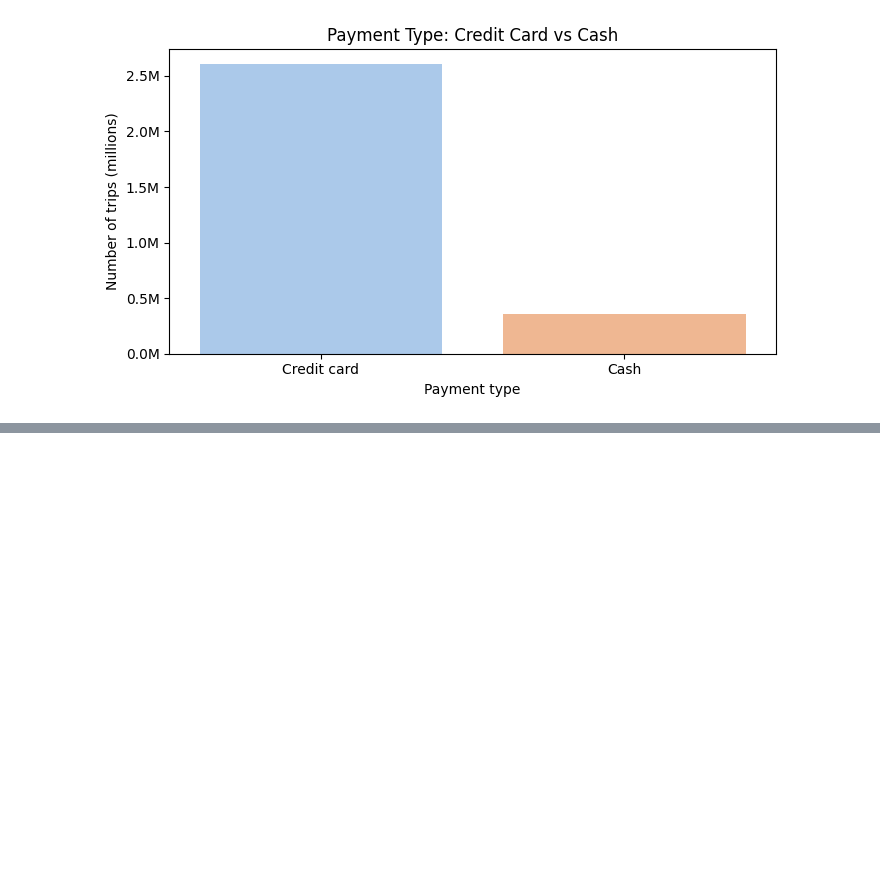
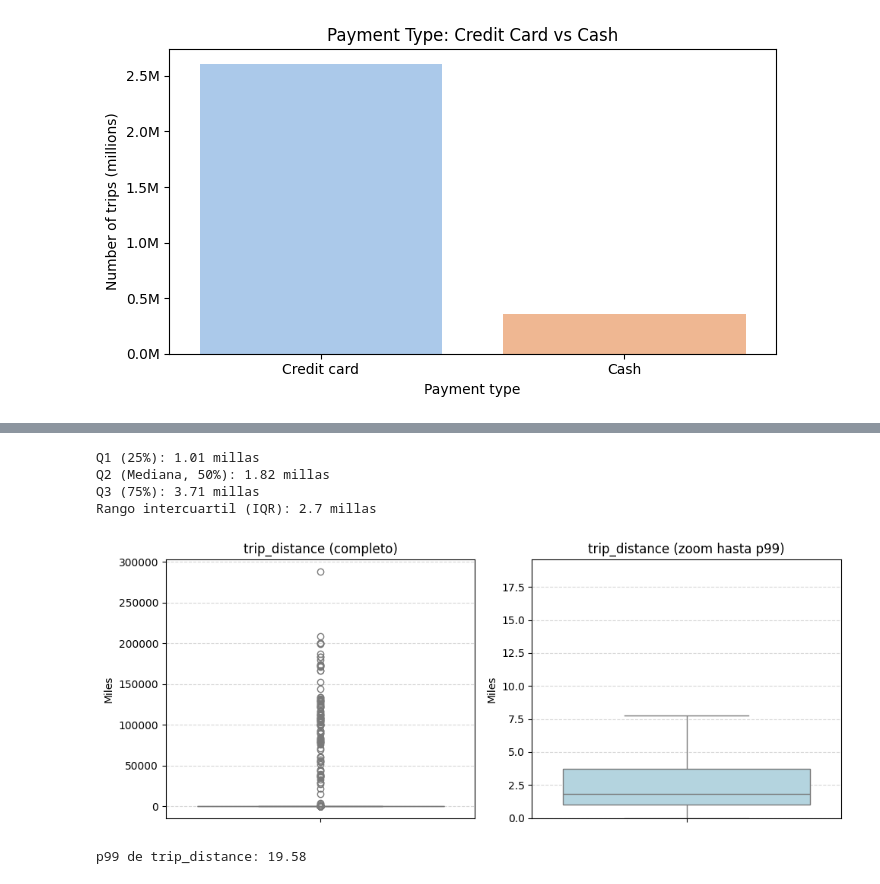
Before and after one commit to nmoguilner/ceia_add, a Jupyter notebook: tp_grupal_eda.ipynb, the cells around one changed output, grey strips where cells are left out. Drawn from its saved outputs; the diff is of its cells as text; code cells hidden in the pictures; blank space fills up the shorter version.

```diff
--- a/tp_grupal_eda.ipynb
+++ b/tp_grupal_eda.ipynb
@@ -207,0 +222,48 @@ la propina máxima fue de 397.00 usd
+# %%
+def cuartiles(variable):
+    Q1 = variable.quantile(0.25)
+    Q2 = variable.quantile(0.50)  # Percentile 5-0 - Equivalente a la mediana
+    Q3 = variable.quantile(0.75)
+    return Q1, Q2, Q3
+
+trip_distance_Q1, trip_distance_Q2, trip_distance_Q3 = cuartiles(df['trip_distance'])
+
+print("Q1 (25%):", trip_distance_Q1, "millas")
+print("Q2 (Mediana, 50%):", trip_distance_Q2, "millas")
+print("Q3 (75%):", trip_distance_Q3, "millas")
+
+trip_distance_IQR = trip_distance_Q3 - trip_distance_Q1
+print("Rango intercuartil (IQR):", trip_distance_IQR, "millas")
+# %% [output]
+Q1 (25%): 1.01 millas
+Q2 (Mediana, 50%): 1.82 millas
+Q3 (75%): 3.71 millas
+Rango intercuartil (IQR): 2.7 millas
+# %%
+trip_distance = df['trip_distance'].dropna()
+trip_distance_pos = trip_distance[trip_distance >= 0]
+
+p99 = trip_distance_pos.quantile(0.99)
+
+fig, ax = plt.subplots(1, 2, figsize=(10, 4), sharey=False)
+
+# Boxplot completo (sin ocultar outliers)
+sns.boxplot(y=trip_distance_pos, color='lightblue', ax=ax[0])
+ax[0].set_title('trip_distance (completo)')
+ax[0].set_ylabel('Miles')
+ax[0].grid(axis='y', ls='--', alpha=0.5)
+
+# Boxplot con zoom hasta percentil 99
+sns.boxplot(y=trip_distance_pos, color='lightblue', showfliers=False, ax=ax[1])
+ax[1].set_ylim(0, p99)
+ax[1].set_title('trip_distance (zoom hasta p99)')
+ax[1].set_ylabel('Miles')
+ax[1].grid(axis='y', ls='--', alpha=0.5)
+
+plt.tight_layout()
+plt.show()
+
+print(f'p99 de trip_distance: {p99:.2f}')
+# %% [output]
+[figure, added]
+p99 de trip_distance: 19.58
```
Also changed, not shown: parts of 3 cells of this notebook.
